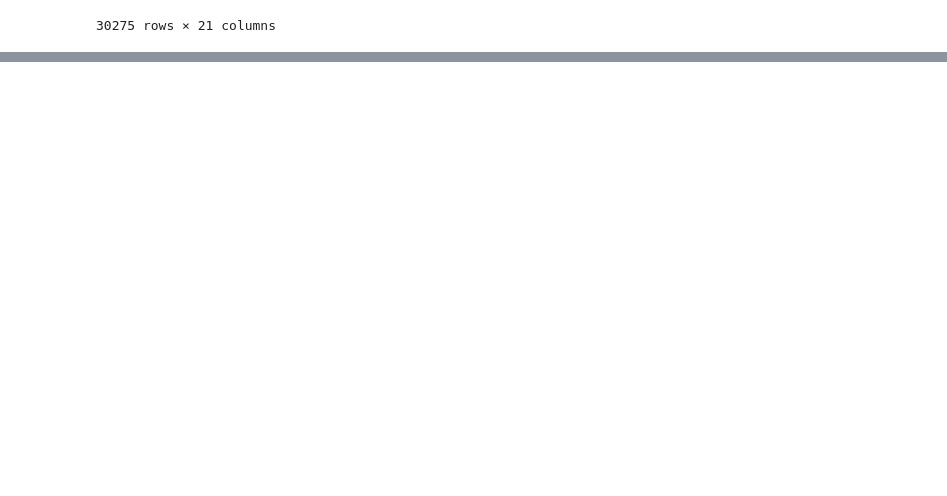
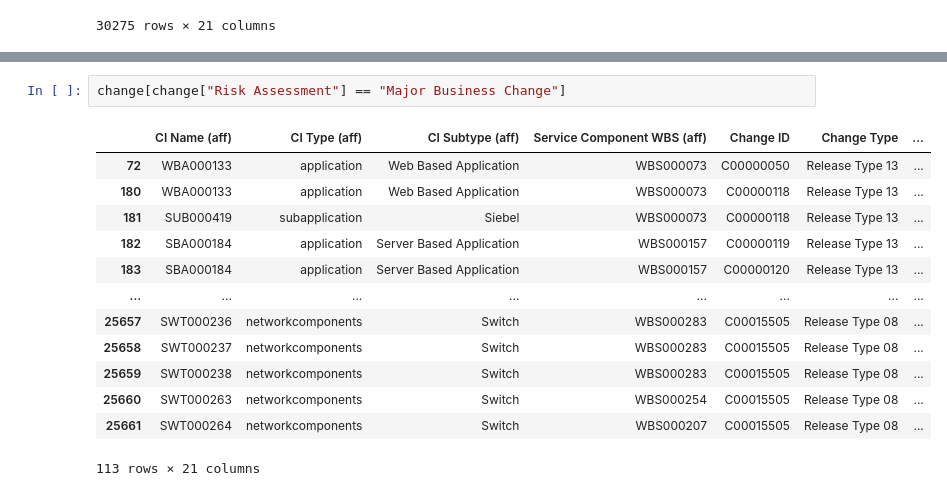
Before and after one commit to Adelaaas/Process_mining_lab_hes, a Jupyter notebook: Lab_02/Kurushin_Osipov/analysis.ipynb, the cells around one changed output, grey strips where cells are left out. Drawn from its saved outputs; the diff is of its cells as text; blank space fills up the shorter version.

```diff
--- a/Lab_02/Kurushin_Osipov/analysis.ipynb
+++ b/Lab_02/Kurushin_Osipov/analysis.ipynb
@@ -309,0 +348,16 @@ print(df['Risk Assessment'].value_counts())
+# %%
+change[change["Risk Assessment"] == "Major Business Change"]
+# %% [output]
+|  | CI Name (aff) | CI Type (aff) | CI Subtype (aff) | Service Component WBS (aff) | Change ID | Change Type | ... |
+| 72 | WBA000133 | application | Web Based Application | WBS000073 | C00000050 | Release Type 13 | ... |
+| 180 | WBA000133 | application | Web Based Application | WBS000073 | C00000118 | Release Type 13 | ... |
+| 181 | SUB000419 | subapplication | Siebel | WBS000073 | C00000118 | Release Type 13 | ... |
+| 182 | SBA000184 | application | Server Based Application | WBS000157 | C00000119 | Release Type 13 | ... |
+| 183 | SBA000184 | application | Server Based Application | WBS000157 | C00000120 | Release Type 13 | ... |
+| ... | ... | ... | ... | ... | ... | ... | ... |
+| 25657 | SWT000236 | networkcomponents | Switch | WBS000283 | C00015505 | Release Type 08 | ... |
+| 25658 | SWT000237 | networkcomponents | Switch | WBS000283 | C00015505 | Release Type 08 | ... |
+| 25659 | SWT000238 | networkcomponents | Switch | WBS000283 | C00015505 | Release Type 08 | ... |
+| 25660 | SWT000263 | networkcomponents | Switch | WBS000254 | C00015505 | Release Type 08 | ... |
+| 25661 | SWT000264 | networkcomponents | Switch | WBS000207 | C00015505 | Release Type 08 | ... |
+113 rows × 21 columns
```
Also changed, not shown: parts of 7 cells of this notebook.
